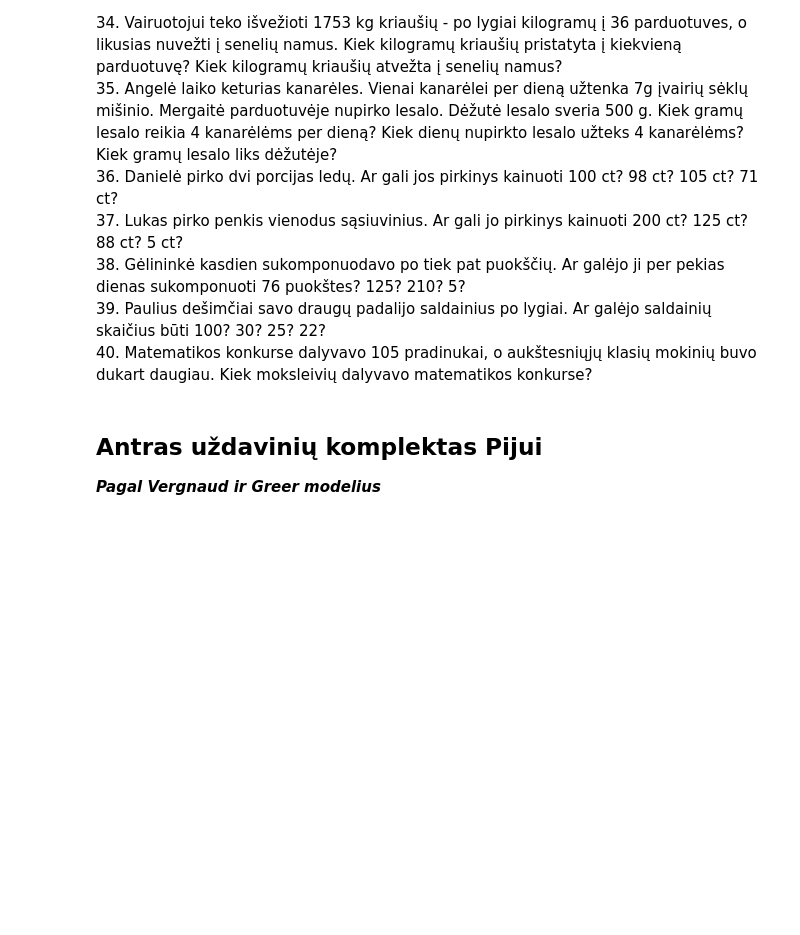
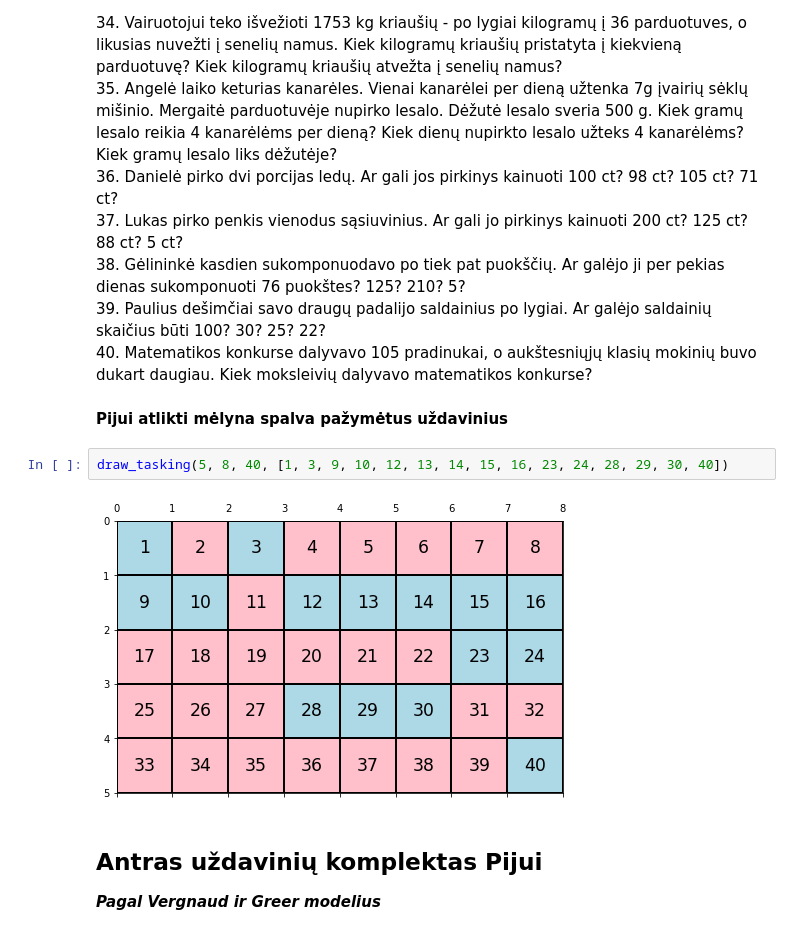
Before and after one commit to loijord/mokslas_2021, a Jupyter notebook: Matematika/tekstiniai_uzdaviniai/tekstiniai_uzdaviniai.ipynb, the cells around one changed output. Saved outputs shown, nothing was run; the diff lists cells and outputs as text; blank space fills up the shorter version.

```diff
--- a/Matematika/tekstiniai_uzdaviniai/tekstiniai_uzdaviniai.ipynb
+++ b/Matematika/tekstiniai_uzdaviniai/tekstiniai_uzdaviniai.ipynb
@@ -202,6 +203,12 @@ Norint iš uždavinių atrasti naudingus pastebėjimus, reikia turėti po ranka
 38\. Gėlininkė kasdien sukomponuodavo po tiek pat puokščių. Ar galėjo ji per pekias dienas sukomponuoti 76 puokštes? 125? 210? 5?
 39\. Paulius dešimčiai savo draugų padalijo saldainius po lygiai. Ar galėjo saldainių skaičius būti 100? 30? 25? 22?
 40\. Matematikos konkurse dalyvavo 105 pradinukai, o aukštesniųjų klasių mokinių buvo dukart daugiau. Kiek moksleivių dalyvavo matematikos konkurse?
+# %% [markdown]
+**Pijui atlikti mėlyna spalva pažymėtus uždavinius**
+# %%
+draw_tasking(5, 8, 40, [1, 3, 9, 10, 12, 13, 14, 15, 16, 23, 24, 28, 29, 30, 40])
+# %% [output]
+[figure, added]
 # %% [markdown]
 ## Antras uždavinių komplektas Pijui
 ***Pagal Vergnaud ir Greer modelius***
```
Also changed, not shown: parts of 10 cells of this notebook, 1 other file.
